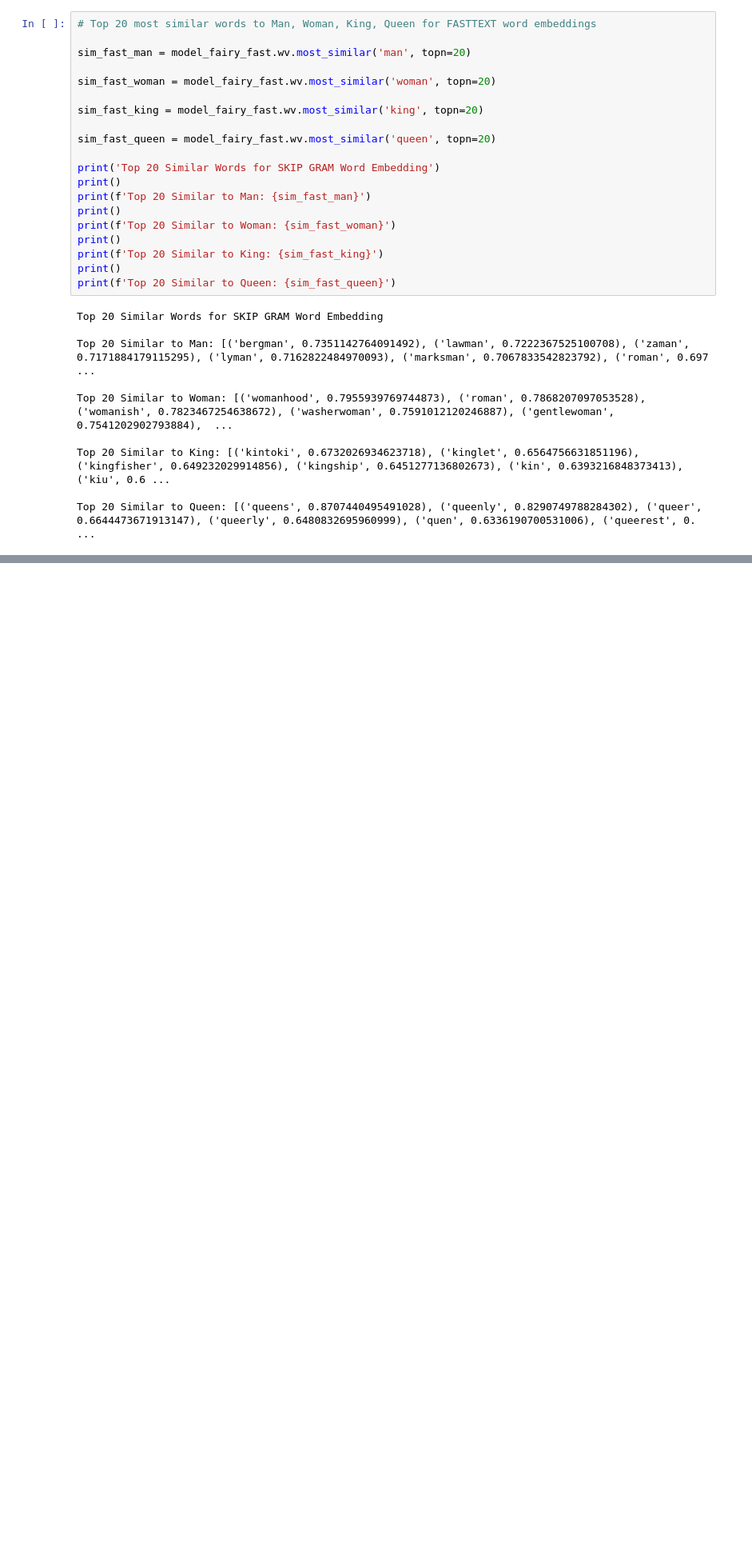
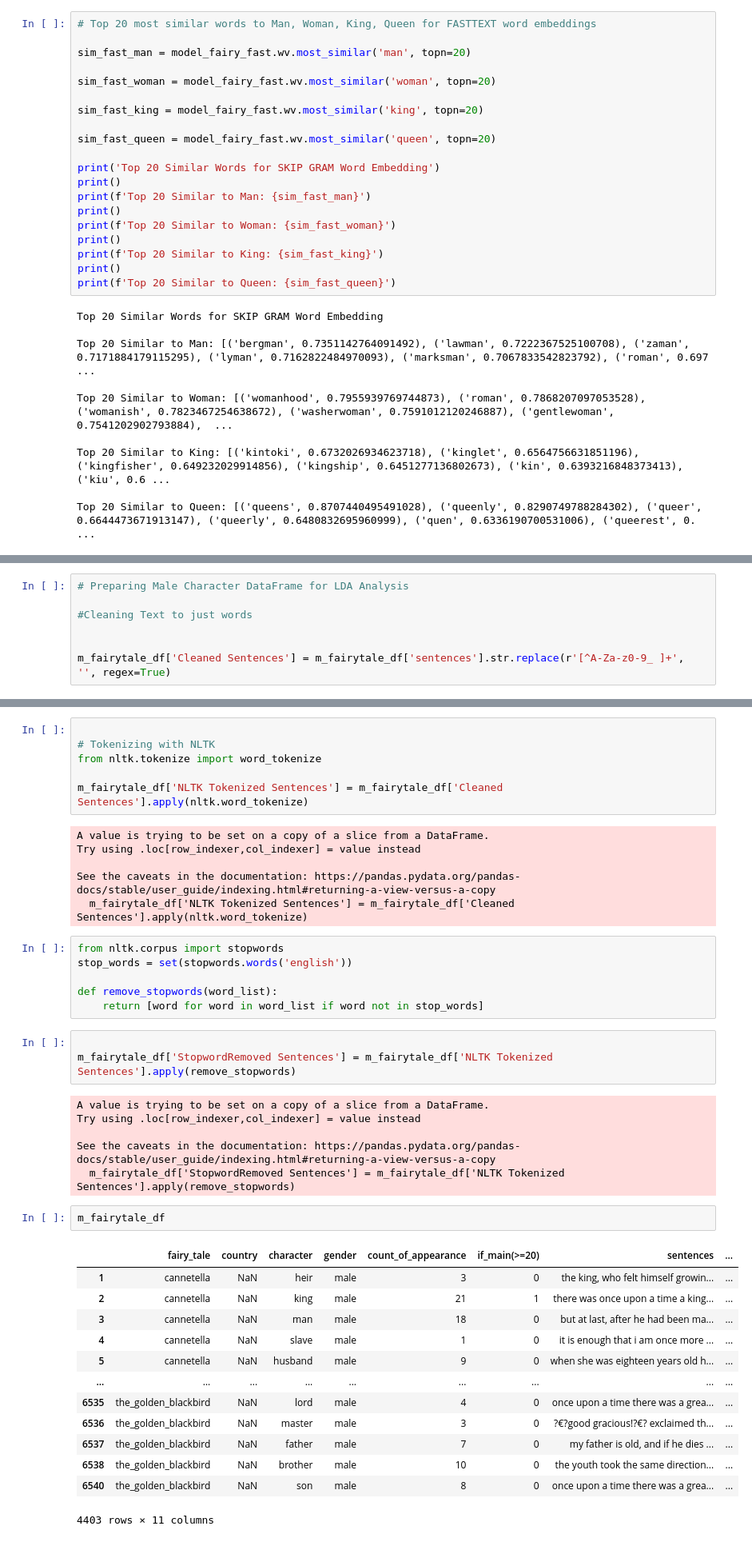
Before and after one commit to owenmonroe/OwenMonroe_TextMining_Fall23, a Jupyter notebook: HW_Assignment4/OwenMonroe_HW4.ipynb, the cells around one changed output, grey strips where cells are left out. Shown: that part at 80% size. Saved outputs shown, nothing was run; the diff lists cells and outputs as text; blank space fills up the shorter version.

```diff
--- a/HW_Assignment4/OwenMonroe_HW4.ipynb
+++ b/HW_Assignment4/OwenMonroe_HW4.ipynb
@@ -178,0 +251,7 @@ Top 20 Similar to Queen: [('queens', 0.8707440495491028), ('queenly', 0.82907497
+# %%
+# Preparing Male Character DataFrame for LDA Analysis
+
+#Cleaning Text to just words
+
+
+m_fairytale_df['Cleaned Sentences'] = m_fairytale_df['sentences'].str.replace(r'[^A-Za-z0-9_ ]+', '', regex=True)
@@ -178,0 +264,43 @@ Top 20 Similar to Queen: [('queens', 0.8707440495491028), ('queenly', 0.82907497
+# %%
+
+# Tokenizing with NLTK
+from nltk.tokenize import word_tokenize
+
+m_fairytale_df['NLTK Tokenized Sentences'] = m_fairytale_df['Cleaned Sentences'].apply(nltk.word_tokenize)
+# %% [output]
+A value is trying to be set on a copy of a slice from a DataFrame.
+Try using .loc[row_indexer,col_indexer] = value instead
+
+See the caveats in the documentation: https://pandas.pydata.org/pandas-docs/stable/user_guide/indexing.html#returning-a-view-versus-a-copy
+  m_fairytale_df['NLTK Tokenized Sentences'] = m_fairytale_df['Cleaned Sentences'].apply(nltk.word_tokenize)
+# %%
+from nltk.corpus import stopwords
+stop_words = set(stopwords.words('english'))
+
+def remove_stopwords(word_list):
+    return [word for word in word_list if word not in stop_words]
+# %%
+
+m_fairytale_df['StopwordRemoved Sentences'] = m_fairytale_df['NLTK Tokenized Sentences'].apply(remove_stopwords)
+# %% [output]
+A value is trying to be set on a copy of a slice from a DataFrame.
+Try using .loc[row_indexer,col_indexer] = value instead
+
+See the caveats in the documentation: https://pandas.pydata.org/pandas-docs/stable/user_guide/indexing.html#returning-a-view-versus-a-copy
+  m_fairytale_df['StopwordRemoved Sentences'] = m_fairytale_df['NLTK Tokenized Sentences'].apply(remove_stopwords)
+# %%
+m_fairytale_df
+# %% [output]
+|  | fairy_tale | country | character | gender | count_of_appearance | if_main(>=20) | sentences | ... |
+| 1 | cannetella | NaN | heir | male | 3 | 0 | the king, who felt himself growin... | ... |
+| 2 | cannetella | NaN | king | male | 21 | 1 | there was once upon a time a king... | ... |
+| 3 | cannetella | NaN | man | male | 18 | 0 | but at last, after he had been ma... | ... |
+| 4 | cannetella | NaN | slave | male | 1 | 0 | it is enough that i am once more ... | ... |
+| 5 | cannetella | NaN | husband | male | 9 | 0 | when she was eighteen years old h... | ... |
+| ... | ... | ... | ... | ... | ... | ... | ... | ... |
+| 6535 | the_golden_blackbird | NaN | lord | male | 4 | 0 | once upon a time there was a grea... | ... |
+| 6536 | the_golden_blackbird | NaN | master | male | 3 | 0 | ?€?good gracious!?€? exclaimed th... | ... |
+| 6537 | the_golden_blackbird | NaN | father | male | 7 | 0 | my father is old, and if he dies ... | ... |
+| 6538 | the_golden_blackbird | NaN | brother | male | 10 | 0 | the youth took the same direction... | ... |
+| 6540 | the_golden_blackbird | NaN | son | male | 8 | 0 | once upon a time there was a grea... | ... |
+4403 rows × 11 columns
```
Also changed, not shown: parts of 14 cells of this notebook, 2 other files.
